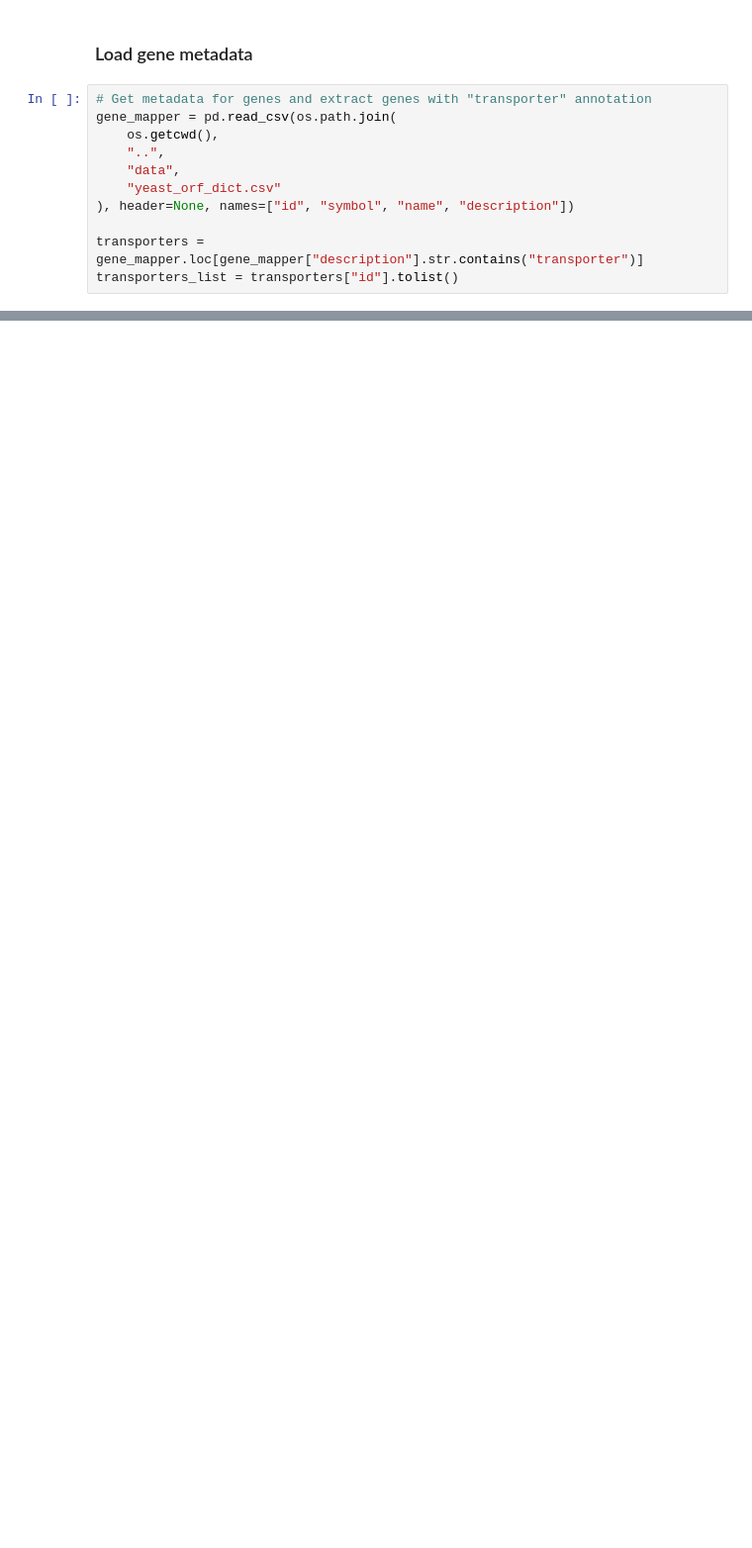
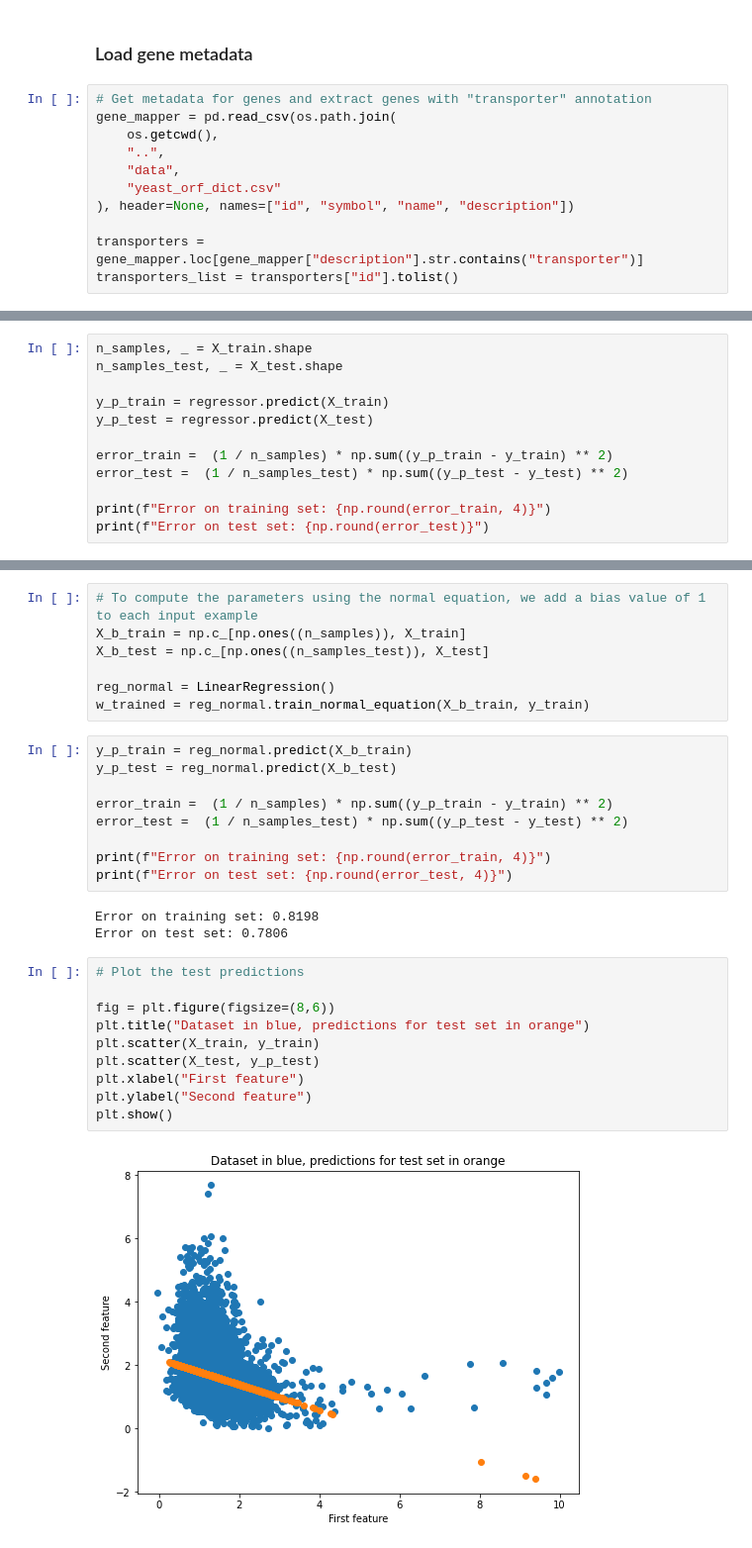
Before and after one commit to j-berg/CS6190, a Jupyter notebook: bin/test-environment-py.ipynb, the cells around one changed output, grey strips where cells are left out. Shown at 99% size. Cells and saved outputs as stored; diff of their text form; blank space fills up the shorter version.

```diff
--- a/bin/test-environment-py.ipynb
+++ b/bin/test-environment-py.ipynb
@@ -59,0 +264,12 @@ test_transporters = test.reindex(labels=transporters_list, axis=0)
+# %%
+n_samples, _ = X_train.shape
+n_samples_test, _ = X_test.shape
+
+y_p_train = regressor.predict(X_train)
+y_p_test = regressor.predict(X_test)
+
+error_train =  (1 / n_samples) * np.sum((y_p_train - y_train) ** 2)
+error_test =  (1 / n_samples_test) * np.sum((y_p_test - y_test) ** 2)
+
+print(f"Error on training set: {np.round(error_train, 4)}")
+print(f"Error on test set: {np.round(error_test)}")
@@ -59,0 +279,31 @@ test_transporters = test.reindex(labels=transporters_list, axis=0)
+# %%
+# To compute the parameters using the normal equation, we add a bias value of 1 to each input example
+X_b_train = np.c_[np.ones((n_samples)), X_train]
+X_b_test = np.c_[np.ones((n_samples_test)), X_test]
+
+reg_normal = LinearRegression()
+w_trained = reg_normal.train_normal_equation(X_b_train, y_train)
+# %%
+y_p_train = reg_normal.predict(X_b_train)
+y_p_test = reg_normal.predict(X_b_test)
+
+error_train =  (1 / n_samples) * np.sum((y_p_train - y_train) ** 2)
+error_test =  (1 / n_samples_test) * np.sum((y_p_test - y_test) ** 2)
+
+print(f"Error on training set: {np.round(error_train, 4)}")
+print(f"Error on test set: {np.round(error_test, 4)}")
+# %% [output]
+Error on training set: 0.8198
+Error on test set: 0.7806
+# %%
+# Plot the test predictions
+
+fig = plt.figure(figsize=(8,6))
+plt.title("Dataset in blue, predictions for test set in orange")
+plt.scatter(X_train, y_train)
+plt.scatter(X_test, y_p_test)
+plt.xlabel("First feature")
+plt.ylabel("Second feature")
+plt.show()
+# %% [output]
+[figure, added]
```
Also changed, not shown: parts of 17 cells of this notebook, 1 other file.
